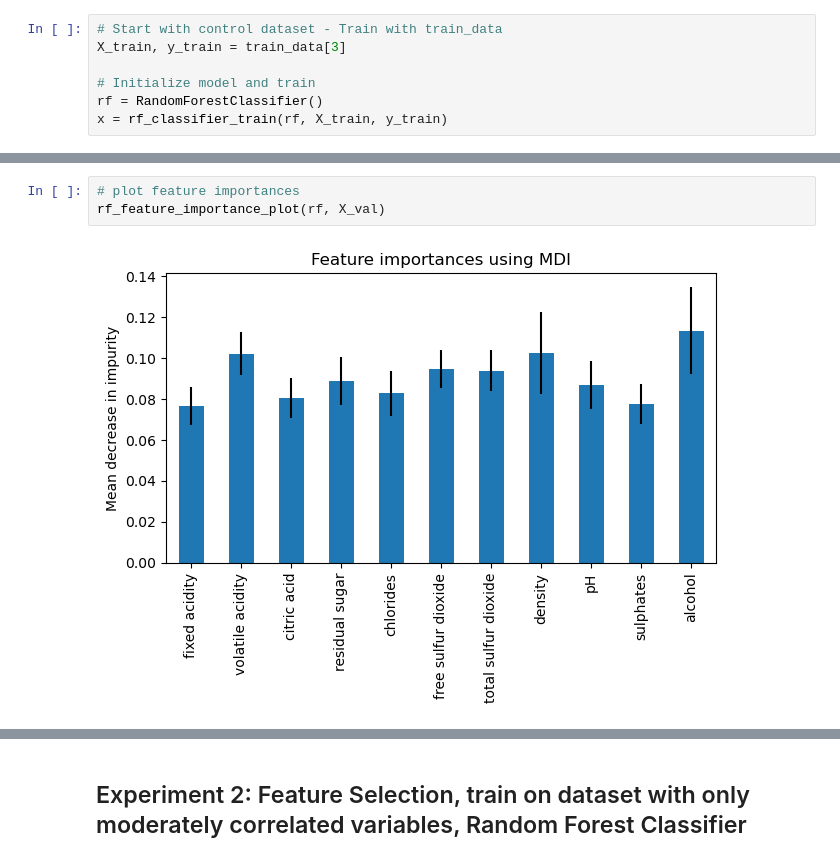
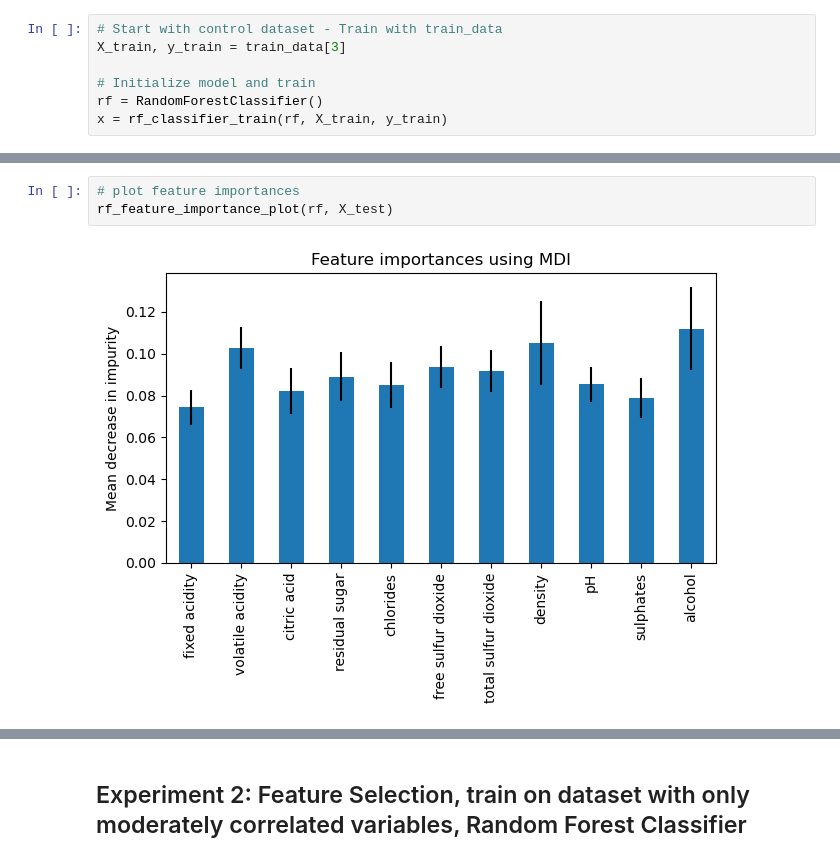
Before and after one commit to dangrant6/Wine-Quality, a Jupyter notebook: wine-quality-analysis.ipynb, the cells around one changed output, grey strips where cells are left out. Drawn from its saved outputs; the diff is of its cells as text.

```diff
--- a/wine-quality-analysis.ipynb
+++ b/wine-quality-analysis.ipynb
@@ -367,8 +367,8 @@ Recall: 0.425
 # %%
 # plot feature importances
-rf_feature_importance_plot(rf, X_val)
+rf_feature_importance_plot(rf, X_test)
 # %% [output]
-[figure, old version]
+[figure, new version]
 # %%
 # Try random grid to optimize hyperparameters
 rf_optimized = rf_run_random_grid(rf, X_train, y_train, 25)
```
Also changed, not shown: parts of 15 cells of this notebook.
